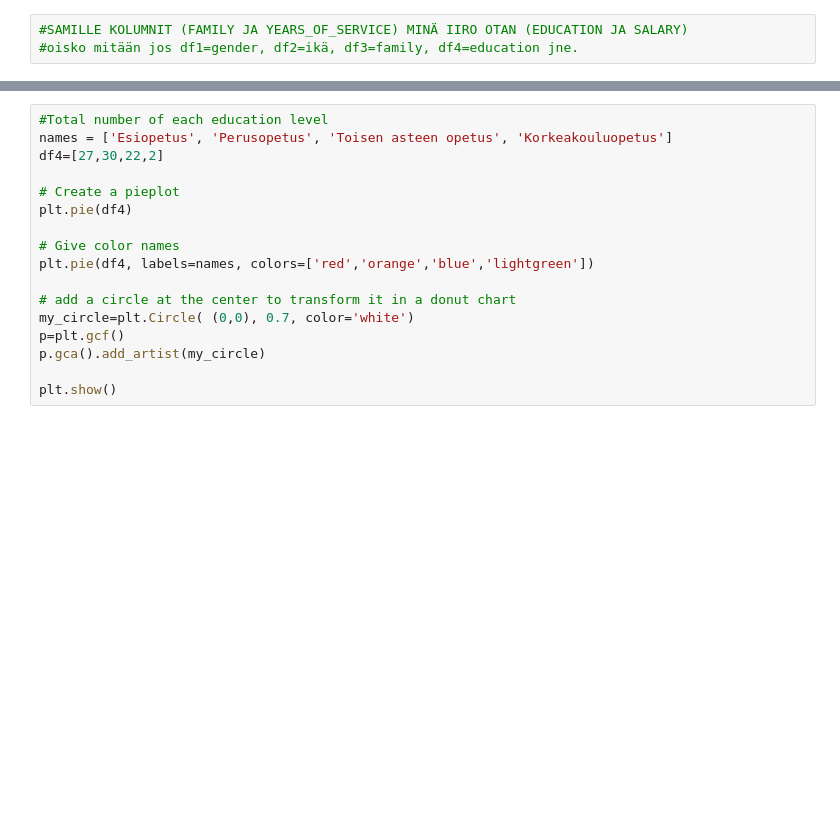
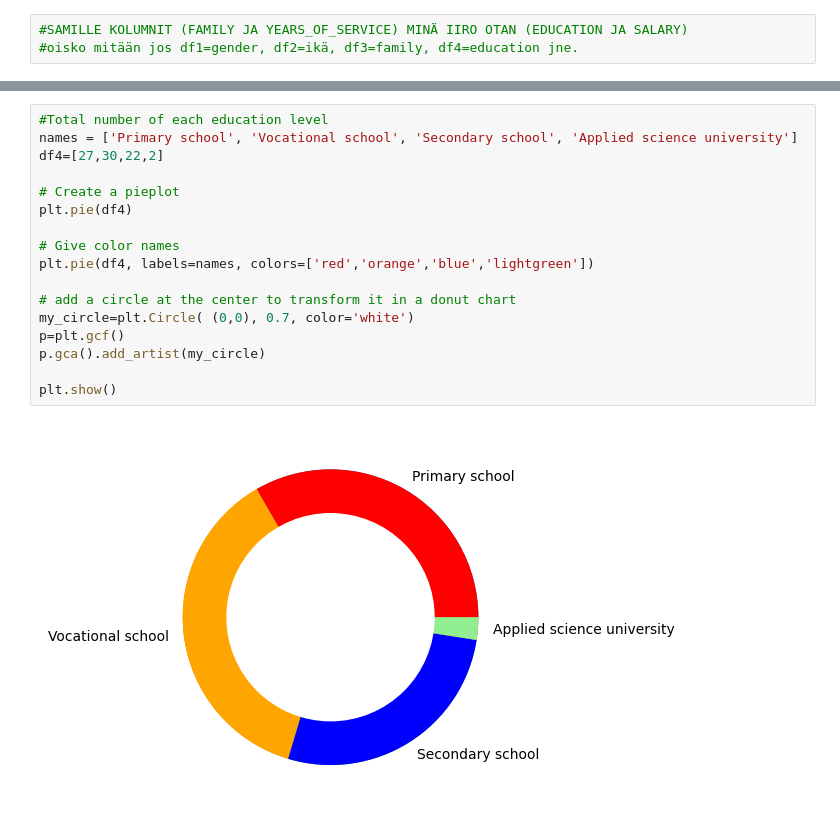
Before and after one commit to YSPLS/Tiedonk-sittely-pythonilla, a Jupyter notebook: code/project.ipynb, the cells around one changed output, grey strips where cells are left out. Drawn from its saved outputs; the diff is of its cells as text; blank space fills up the shorter version.

```diff
--- a/code/project.ipynb
+++ b/code/project.ipynb
@@ -58,20 +143,22 @@ plt.ylabel('Educations')
 # %%
 #Total number of each education level
-names = ['Esiopetus', 'Perusopetus', 'Toisen asteen opetus', 'Korkeakouluopetus']
+names = ['Primary school', 'Vocational school', 'Secondary school', 'Applied science university']
 df4=[27,30,22,2]
 
 # Create a pieplot
 plt.pie(df4)
 
 # Give color names
 plt.pie(df4, labels=names, colors=['red','orange','blue','lightgreen'])
 
 # add a circle at the center to transform it in a donut chart
 my_circle=plt.Circle( (0,0), 0.7, color='white')
 p=plt.gcf()
 p.gca().add_artist(my_circle)
 
 plt.show()
+# %% [output]
+[figure, added]
 # %%
 df6=pd.crosstab(df['salary'], 'Count')
 df6['%'] = df6['Count'] / df6['Count'].sum() * 100
```
Also changed, not shown: parts of 13 cells of this notebook.
